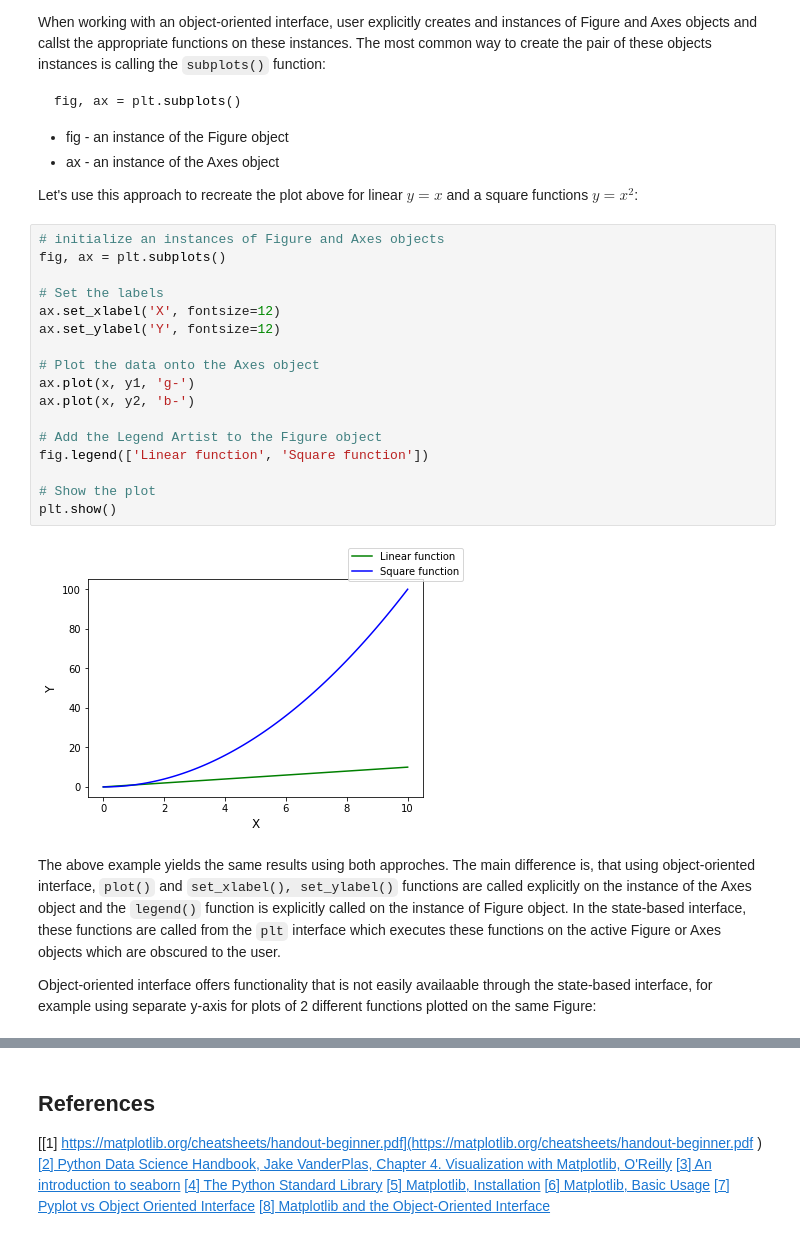
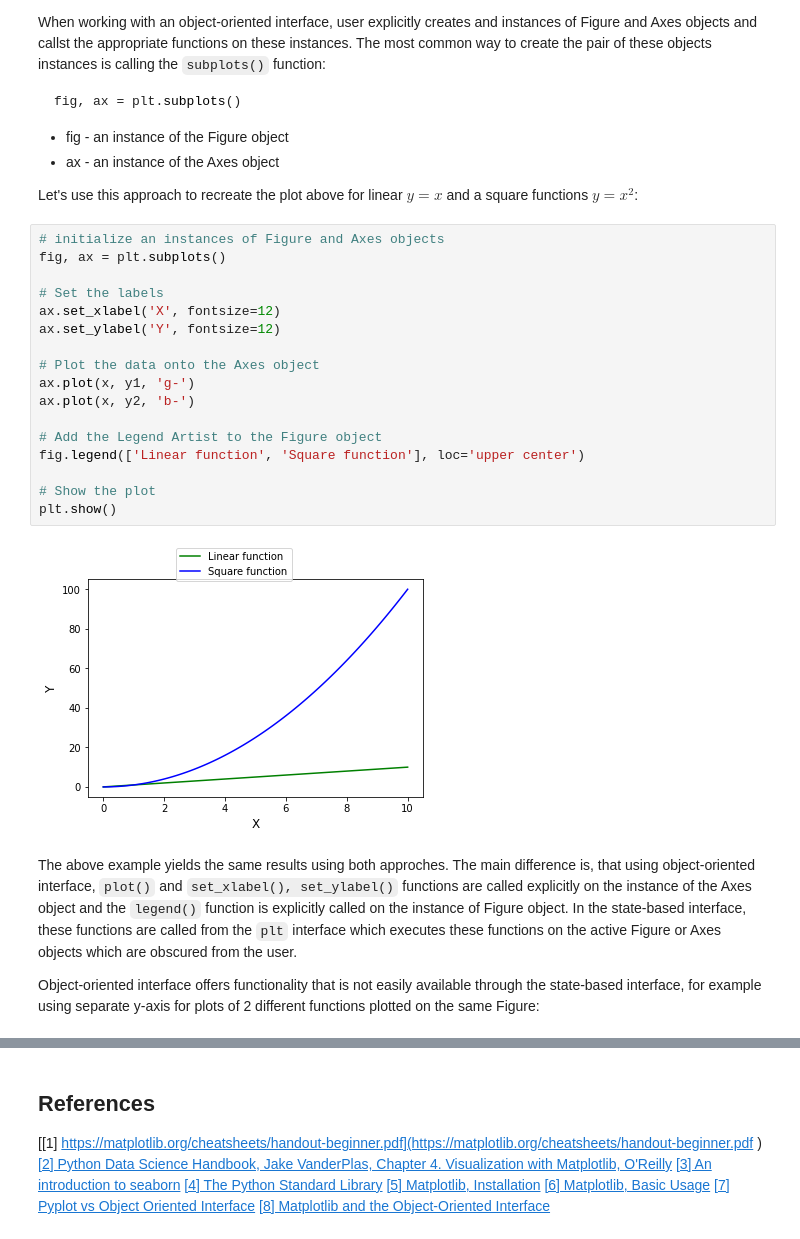
Before and after one commit to przemekbil/FoDA_2021, a Jupyter notebook: pyplot.ipynb, the cells around one changed output, grey strips where cells are left out. Saved outputs shown, nothing was run; the diff lists cells and outputs as text.

````diff
--- a/pyplot.ipynb
+++ b/pyplot.ipynb
@@ -108,26 +113,26 @@ Let's use this approach to recreate the plot above for linear $y=x$ and a square
 # %%
 # initialize an instances of Figure and Axes objects
 fig, ax = plt.subplots()
 
 # Set the labels
 ax.set_xlabel('X', fontsize=12)
 ax.set_ylabel('Y', fontsize=12)
 
 # Plot the data onto the Axes object
 ax.plot(x, y1, 'g-')
 ax.plot(x, y2, 'b-')
 
 # Add the Legend Artist to the Figure object
-fig.legend(['Linear function', 'Square function'])
+fig.legend(['Linear function', 'Square function'], loc='upper center')
 
 # Show the plot
 plt.show()
 # %% [output]
-[figure, old version]
+[figure, new version]
 # %% [markdown]
-The above example yields the same results using both approches. The main difference is, that using object-oriented interface, ```plot()``` and ```set_xlabel(), set_ylabel()``` functions are called explicitly on the instance of the Axes object and the ```legend()``` function is explicitly called on the instance of Figure object. In the state-based interface, these functions are called from the ```plt``` interface which executes these functions on the active Figure or Axes objects which are obscured to the user.
+The above example yields the same results using both approches. The main difference is, that using object-oriented interface, ```plot()``` and ```set_xlabel(), set_ylabel()``` functions are called explicitly on the instance of the Axes object and the ```legend()``` function is explicitly called on the instance of Figure object. In the state-based interface, these functions are called from the ```plt``` interface which executes these functions on the active Figure or Axes objects which are obscured from the user.
 
-Object-oriented interface offers functionality that is not easily availaable through the state-based interface, for example using separate y-axis for plots of 2 different functions plotted on the same Figure:
+Object-oriented interface offers functionality that is not easily available through the state-based interface, for example using separate y-axis for plots of 2 different functions plotted on the same Figure:
 # %%
 # initialize an instances of Figure and Axes objects
 fig, ax1 = plt.subplots()
````
Also changed, not shown: parts of 2 cells of this notebook.
